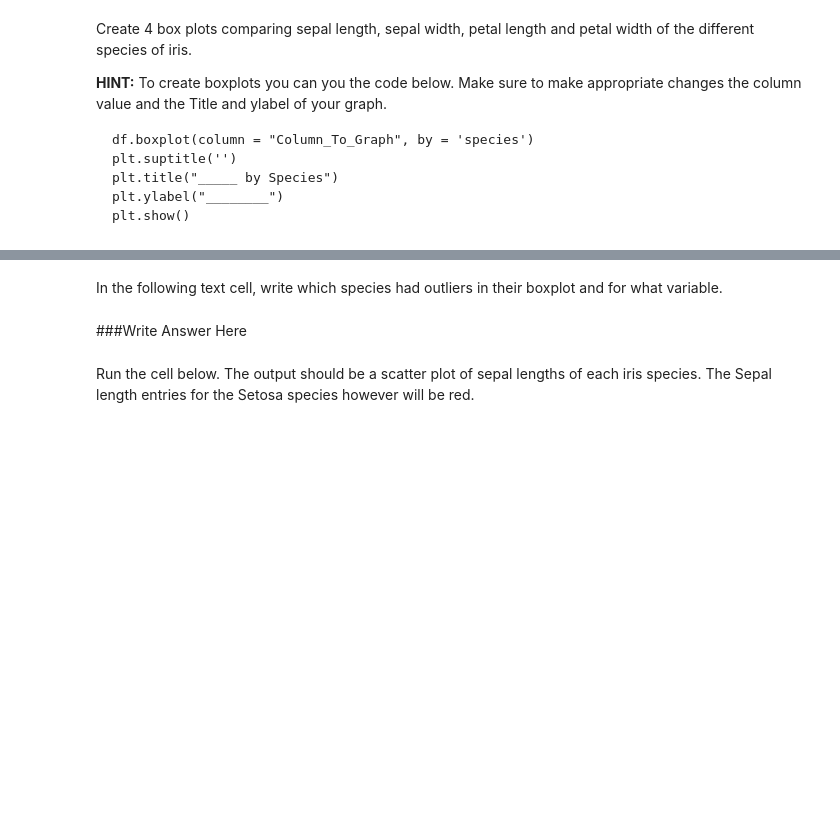
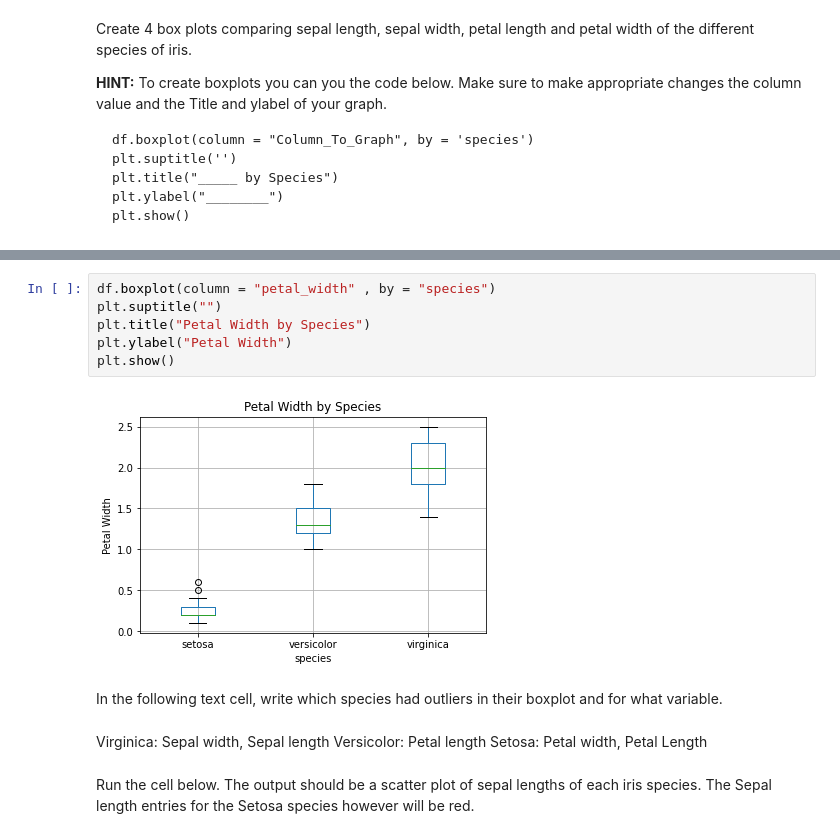
Before and after one commit to fd-journey/journey, a Jupyter notebook: Workshop_Intro_to_Numpy_Pandas_Fred.ipynb, the cells around one changed output, grey strips where cells are left out. Cells and saved outputs as stored; diff of their text form; blank space fills up the shorter version.

```diff
--- a/Workshop_Intro_to_Numpy_Pandas_Fred.ipynb
+++ b/Workshop_Intro_to_Numpy_Pandas_Fred.ipynb
@@ -156,7 +180,17 @@ plt.show()
+# %%
+df.boxplot(column = "petal_width" , by = "species")
+plt.suptitle("")
+plt.title("Petal Width by Species")
+plt.ylabel("Petal Width")
+plt.show()
+# %% [output]
+[figure, added]
 # %% [markdown]
 In the following text cell, write which species had outliers in their boxplot and for what variable.
-# %% [markdown]
-###Write Answer Here
+# %% [markdown]
+Virginica: Sepal width, Sepal length
+Versicolor: Petal length
+Setosa: Petal width, Petal Length
 # %% [markdown]
 Run the cell below. The output should be a scatter plot of sepal lengths of each iris species. The Sepal length entries for the Setosa species however will be red.
 # %%
```
Also changed, not shown: parts of 15 cells of this notebook.
